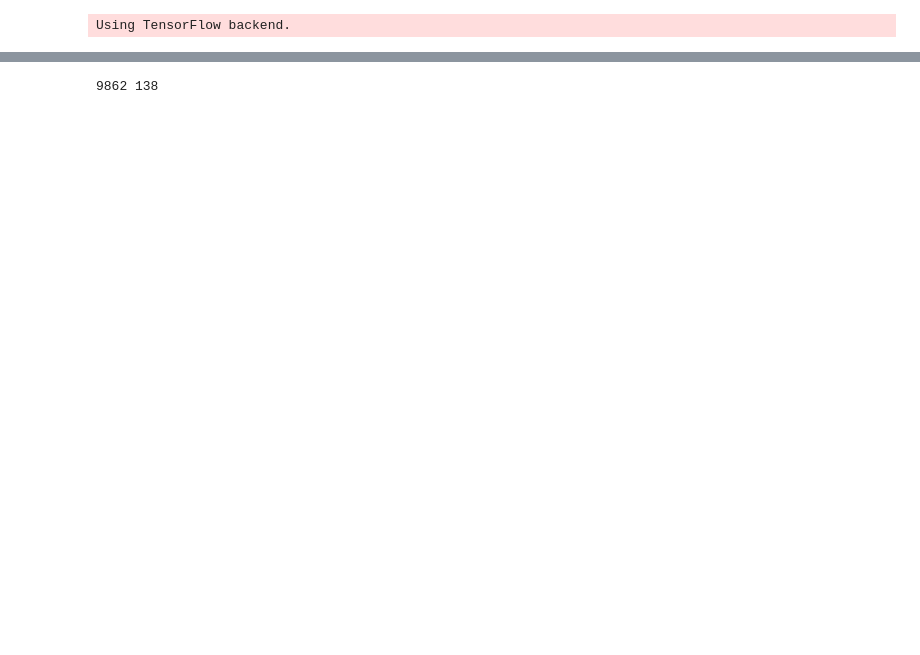
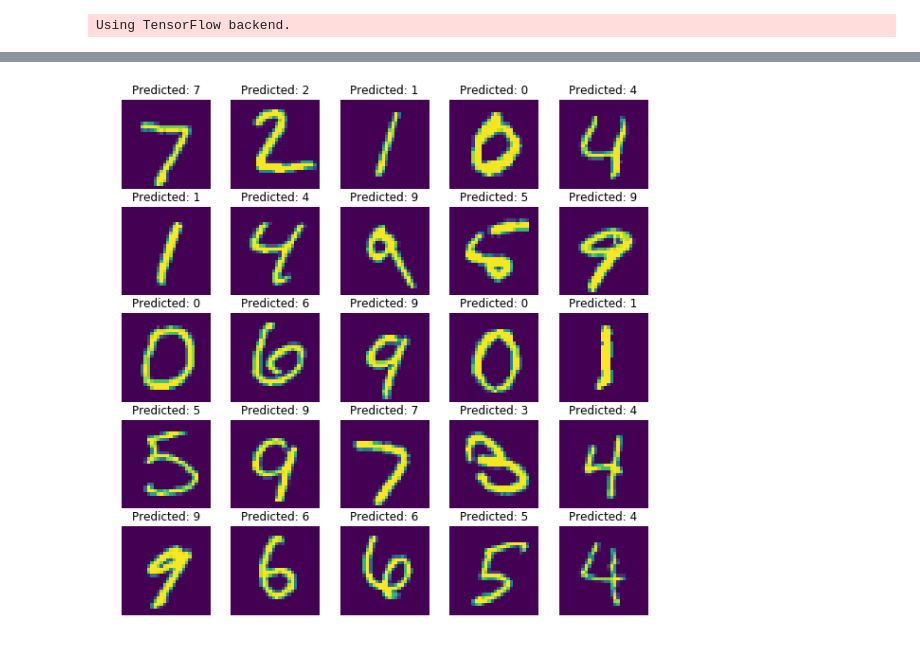
Before and after one commit to PattarapornH/mnist, a Jupyter notebook: mnist.ipynb, the cells around one changed output, grey strips where cells are left out. Saved outputs shown, nothing was run; the diff lists cells and outputs as text; code cells hidden in the pictures; blank space fills up the shorter version.

```diff
--- a/mnist.ipynb
+++ b/mnist.ipynb
@@ -103,17 +124,12 @@ Test accuracy: 0.9862
 # %%
-predicted = model.predict_classes(X_test)
+predicted = model.predict_classes(X_test_re)
-# %%
-# predicted = np.array(predicted)
-corrected = []
-incorrected = []
-for i in range(len(predicted)):
-    if(predicted[i] == y_test[i]):
-        corrected.append(int(i))
-    else:
-        incorrected.append(int(i))
-# %%
-corr = len(corrected)
-incorr = len(incorrected)
-print(corr,incorr)
-# %% [output]
-9862 138
+# %%
+plt.figure(figsize=(10,10))
+for i in range(25):
+    plt.subplot(5,5,i+1)
+    title = "Predicted: "+str(predicted[i])
+    plt.title(title)
+    plt.axis('off')
+    plt.imshow(X_test[i])
+# %% [output]
+[figure, added]
```
Also changed, not shown: parts of 9 cells of this notebook.
